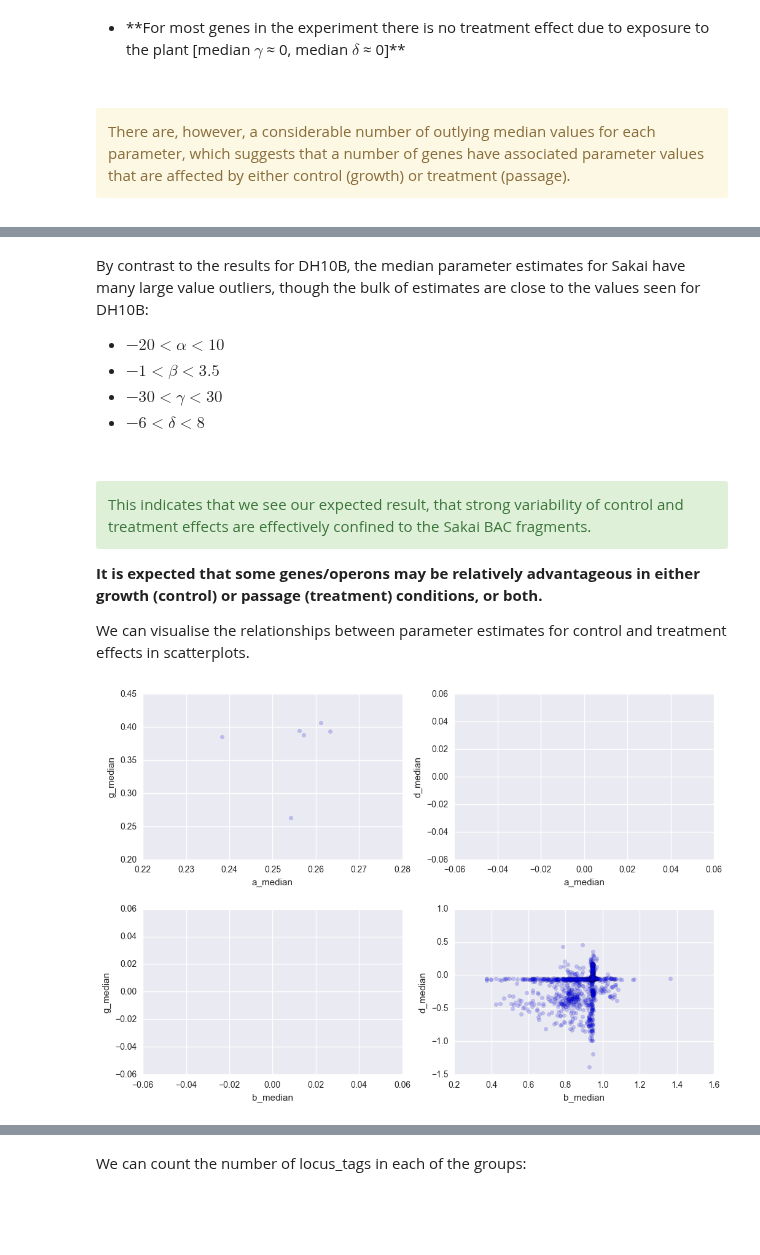
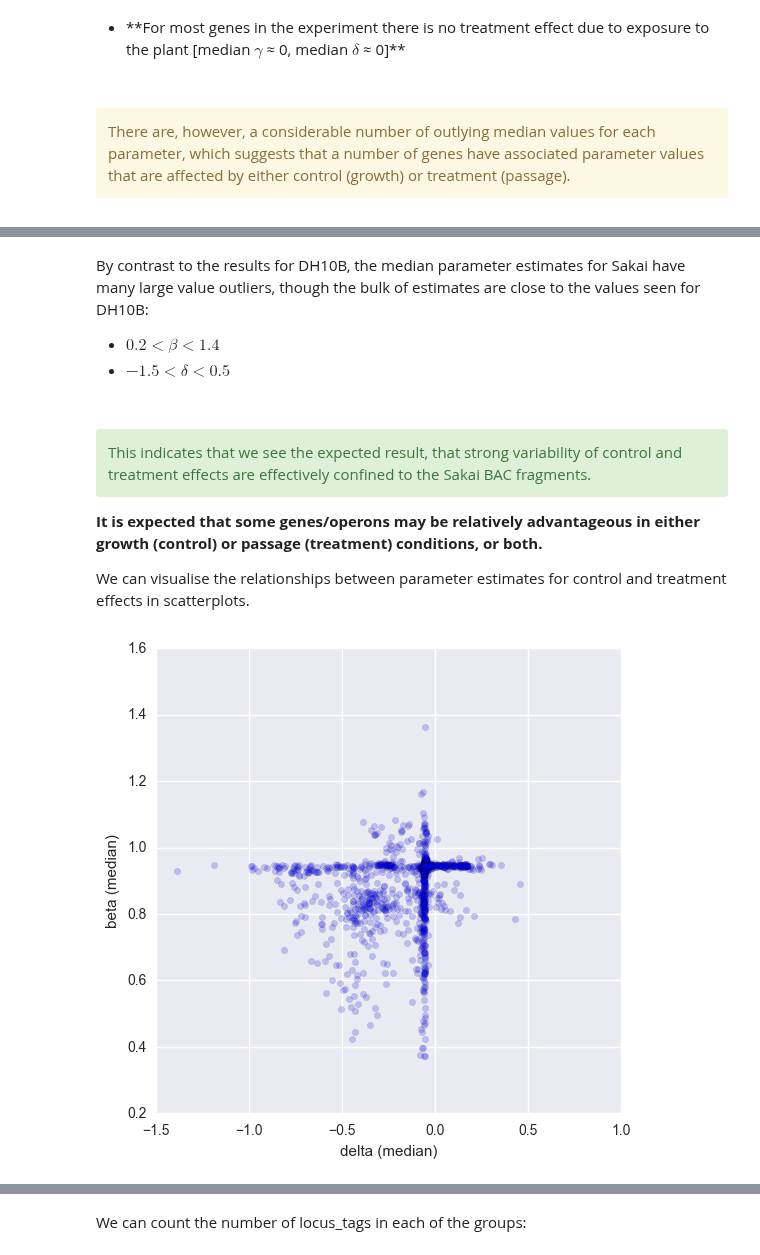
Before and after one commit to widdowquinn/SI_Holmes_etal_2017, a Jupyter notebook: notebooks/02a-full_model_fit.ipynb, the cells around one changed output, grey strips where cells are left out. Cells and saved outputs as stored; diff of their text form; code cells hidden in the pictures; blank space fills up the shorter version.

```diff
--- a/notebooks/02a-full_model_fit.ipynb
+++ b/notebooks/02a-full_model_fit.ipynb
@@ -348,7 +321,7 @@ len(treatment_fit['a'][0][0])
 # %%
 # Get summary data for parameter estimates
 # use 'fit' for the model fit directly, and 'df'for loaded pickled data
-estimates = tools.extract_variable_summaries(treatment_fit, 'df',
-                                             ['a', 'b', 'g', 'd'],
-                                             [arrays, locus_tags, arrays, locus_tags])
-estimates.head()  # inspect the data
+(estimates_by_probe, estimates) = tools.extract_variable_summaries(treatment_fit, 'df',
+                                                                  ['a', 'b', 'g', 'd'],
+                                                                  [arrays, locus_tags, arrays, locus_tags],
+                                                                  data)
@@ -452,13 +419,11 @@ tools.boxplot_medians(sakai_estimates)
 # %% [markdown]
 By contrast to the results for DH10B, the median parameter estimates for Sakai have many large value outliers, though the bulk of estimates are close to the values seen for DH10B:
 
-* $-20 < \alpha < 10$
-* $-1 < \beta < 3.5$
-* $-30 < \gamma < 30$
-* $-6 < \delta < 8$
+* $0.2 < \beta < 1.4$
+* $-1.5 < \delta < 0.5$
 
 <br /><div class="alert-success">
-This indicates that we see our expected result, that strong variability of control and treatment effects are effectively confined to the Sakai BAC fragments.
+This indicates that we see the expected result, that strong variability of control and treatment effects are effectively confined to the Sakai BAC fragments.
 
 **It is expected that some genes/operons may be relatively advantageous in either growth (control) or passage (treatment) conditions, or both.**
 </div>
@@ -466,6 +431,9 @@ This indicates that we see our expected result, that strong variability of contr
 We can visualise the relationships between parameter estimates for control and treatment effects in scatterplots.
 # %%
 # Plot estimated parameters for treatment effects against control effects for Sakai
-tools.plot_treatment_vs_control(sakai_estimates)
+fig, ax = plt.subplots(1, 1, figsize=(6,6))
+ax.scatter(sakai_estimates['d_median'], sakai_estimates['b_median'], alpha=0.2)
+ax.set_xlabel('delta (median)')
+ax.set_ylabel('beta (median)');
 # %% [output]
-[figure, old version]
+[figure, new version]
```
Also changed, not shown: parts of 45 cells of this notebook, 2 other files.
